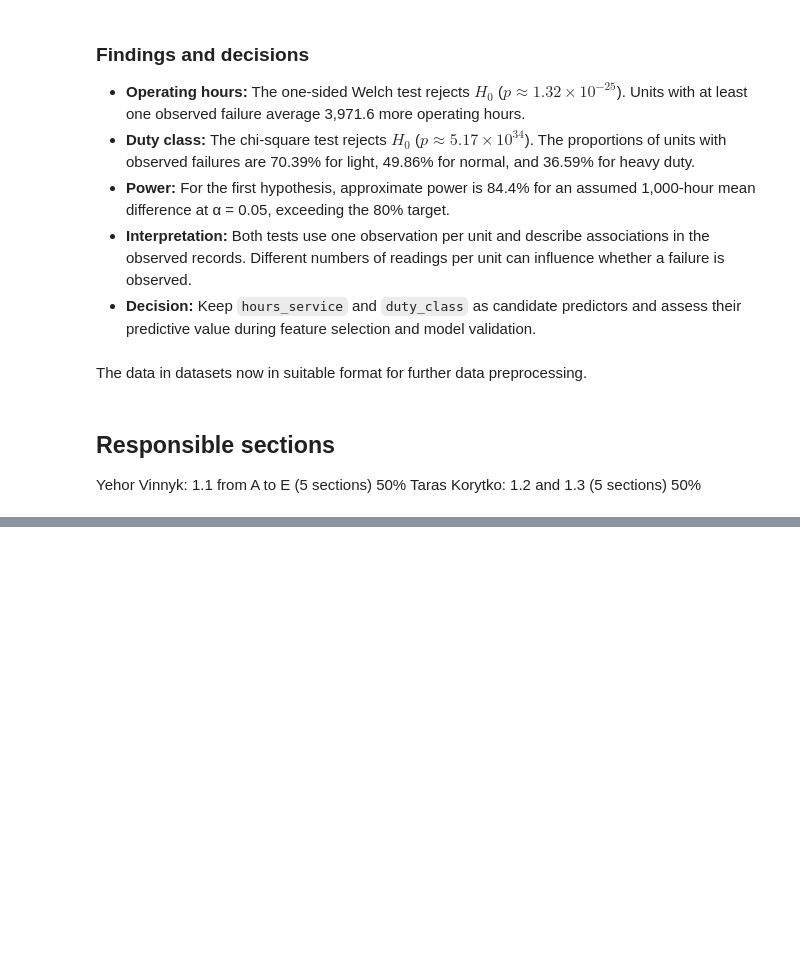
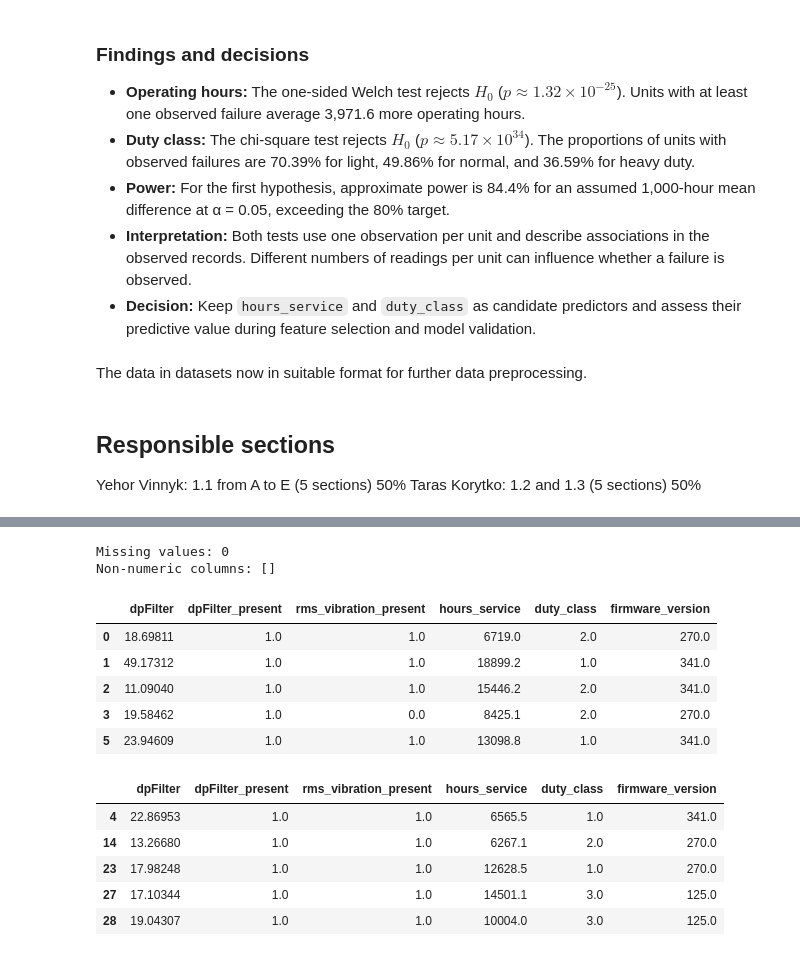
Before and after one commit to yegor-vin/Intelligent-data-analysis--project, a Jupyter notebook: phase-1-final.ipynb, the cells around one changed output, grey strips where cells are left out. Saved outputs shown, nothing was run; the diff lists cells and outputs as text; code cells hidden in the pictures; blank space fills up the shorter version.

```diff
--- a/phase-1-final.ipynb
+++ b/phase-1-final.ipynb
@@ -1953,0 +2070,30 @@ Taras Korytko: 1.2 and 1.3 (5 sections) 50%
+# %%
+def to_model_format(df):
+    df = df.copy()
+    version = df["firmware_version"].str.lstrip("v").str.split(".", expand=True).astype(int)
+    df["firmware_version"] = version[0] * 100 + version[1] * 10 + version[2]
+    return df.astype(float)
+
+
+X_train = to_model_format(X_train)
+X_test = to_model_format(X_test)
+
+print("Missing values:", X_train.isna().sum().sum() + X_test.isna().sum().sum())
+print("Non-numeric columns:", list(X_train.select_dtypes(exclude="number").columns))
+display(X_train.head())
+display(X_test.head())
+# %% [output]
+Missing values: 0
+Non-numeric columns: []
+|  | dpFilter | dpFilter_present | rms_vibration_present | hours_service | duty_class | firmware_version |
+| 0 | 18.69811 | 1.0 | 1.0 | 6719.0 | 2.0 | 270.0 |
+| 1 | 49.17312 | 1.0 | 1.0 | 18899.2 | 1.0 | 341.0 |
+| 2 | 11.09040 | 1.0 | 1.0 | 15446.2 | 2.0 | 341.0 |
+| 3 | 19.58462 | 1.0 | 0.0 | 8425.1 | 2.0 | 270.0 |
+| 5 | 23.94609 | 1.0 | 1.0 | 13098.8 | 1.0 | 341.0 |
+|  | dpFilter | dpFilter_present | rms_vibration_present | hours_service | duty_class | firmware_version |
+| 4 | 22.86953 | 1.0 | 1.0 | 6565.5 | 1.0 | 341.0 |
+| 14 | 13.26680 | 1.0 | 1.0 | 6267.1 | 2.0 | 270.0 |
+| 23 | 17.98248 | 1.0 | 1.0 | 12628.5 | 1.0 | 270.0 |
+| 27 | 17.10344 | 1.0 | 1.0 | 14501.1 | 3.0 | 125.0 |
+| 28 | 19.04307 | 1.0 | 1.0 | 10004.0 | 3.0 | 125.0 |
```
Also changed, not shown: parts of 14 cells of this notebook, 2 other files.
